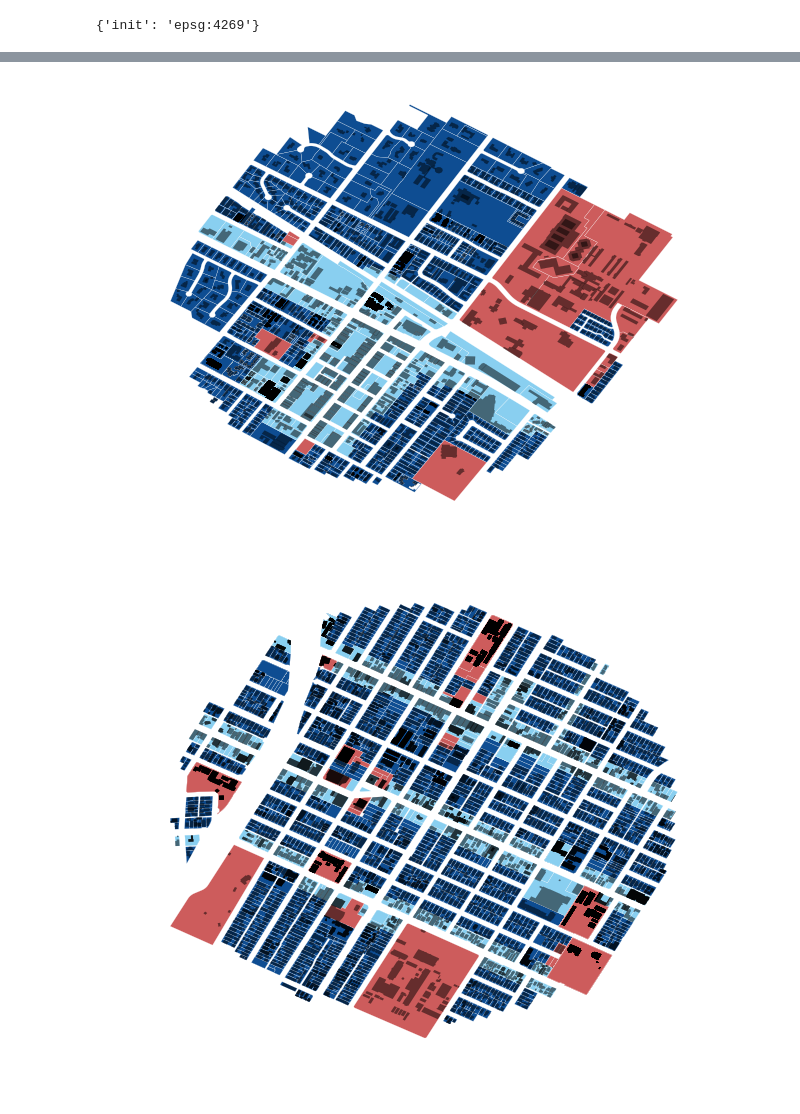
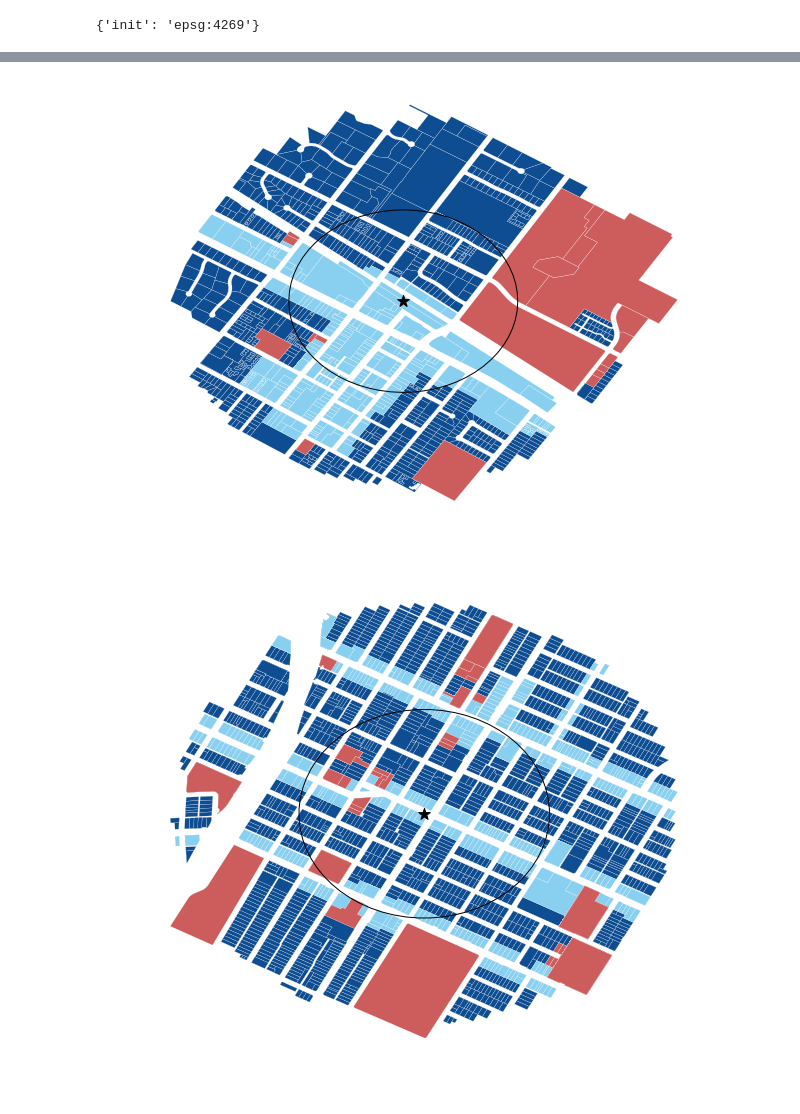
Before and after one commit to jarednolan/Upzoning, a Jupyter notebook: Parcel Size Graphics.ipynb, the cells around one changed output, grey strips where cells are left out. Drawn from its saved outputs; the diff is of its cells as text; code cells hidden in the pictures.

```diff
--- a/Parcel Size Graphics.ipynb
+++ b/Parcel Size Graphics.ipynb
@@ -67,0 +76,12 @@ Silver Lake
+# %%
+fruit_station = geopandas.GeoSeries([Point([(-122.224175, 37.774836)])])
+mp_station = geopandas.GeoSeries([Point([(-122.182405, 37.454745)])])
+soto_station = geopandas.GeoSeries([Point([(-118.210061, 34.0437469999999)])])
+sl_station = geopandas.GeoSeries([Point([(-118.25518, 34.093765)])])
+
+fruit_station = geopandas.GeoDataFrame({'geometry': fruit_station, 'fruit_station':['fruitvale']})
+mp_station = geopandas.GeoDataFrame({'geometry': mp_station, 'mp_station':['menlo']})
+soto_station = geopandas.GeoDataFrame({'geometry': soto_station, 'soto_station':['soto']})
+sl_station = geopandas.GeoDataFrame({'geometry': sl_station, 'sl_station':['silver lake']})
+
+sl_station
@@ -67,0 +91,9 @@ Silver Lake
+# %%
+print(fruit_station.crs)
+
+fruit_station.crs = {'init': 'epsg:4269'}
+mp_station.crs = {'init': 'epsg:4269'}
+soto_station.crs = {'init': 'epsg:4269'}
+sl_station.crs = {'init': 'epsg:4269'}
+
+print(fruit_station.crs)
@@ -67,0 +103,5 @@ Silver Lake
+# %%
+station_quarter = geopandas.read_file('case_studies/buffers/station_quarter.shp')
+station_half = geopandas.read_file('case_studies/buffers/station_half.shp')
+
+station_quarter
@@ -280,32 +335,36 @@ f, ax = plt.subplots(1, figsize=(10, 10))
 ax = mp_pz[mp_pz['land_use'] == 'Residential'].plot(ax = ax, color='#0E4D92', edgecolor='white', linewidth=.2)
 ax = mp_pz[mp_pz['land_use'] == 'Comercial/Mixed Use'].plot(ax = ax, color='#89CFF0', edgecolor='white', linewidth=.2)
 ax = mp_pz[mp_pz['land_use'] == 'Other'].plot(ax = ax, color='#CD5C5C', edgecolor='white', linewidth=.2)
-ax = mp_foots.plot(ax = ax, color='black', alpha=.5, edgecolor='black', linewidth=.2)
+#ax = mp_foots.plot(ax = ax, color='black', alpha=.5, edgecolor='black', linewidth=.2)
+ax = mp_station.plot(ax=ax, marker='*', color='black', markersize=150);
+ax = station_quarter[station_quarter['name'] == 'Menlo Park Caltrain'].plot(ax = ax, color='none', edgecolor='black', linewidth=1)
 
 ax.set_axis_off()
-plt.savefig('Graphics/menlopark_land_use_buildings.png')
+plt.savefig('Graphics/menlopark_land_use', dpi=300)
 plt.show()
 # %% [output]
-[figure, old version]
+[figure, new version]
 # %%
 soto_pz['land_use']='Other'
 
 soto_pz.loc[(soto_pz['zone_base'] == 'Commercial'), 'land_use'] = 'Comercial/Mixed Use'
 soto_pz.loc[((soto_pz['zone_base'] == 'One-Family Residential') |
               (soto_pz['zone_base'] == 'Multi-Family Residential') |
               (soto_pz['zone_base'] == 'Residential Estate')), 'land_use'] = 'Residential'
 
 f, ax = plt.subplots(1, figsize=(10, 10))
 ax = soto_pz[soto_pz['land_use'] == 'Residential'].plot(ax = ax, color='#0E4D92', edgecolor='white', linewidth=.2)
 ax = soto_pz[soto_pz['land_use'] == 'Comercial/Mixed Use'].plot(ax = ax, color='#89CFF0', edgecolor='white', linewidth=.2)
 ax = soto_pz[soto_pz['land_use'] == 'Other'].plot(ax = ax, color='#CD5C5C', edgecolor='white', linewidth=.2)
-ax = soto_foots.plot(ax = ax, color='black', alpha=.5, edgecolor='black', linewidth=.2)
+#ax = soto_foots.plot(ax = ax, color='black', alpha=.5, edgecolor='black', linewidth=.2)
+ax = soto_station.plot(ax=ax, marker='*', color='black', markersize=150);
+ax = station_quarter[station_quarter['name'] == 'Soto Station'].plot(ax = ax, color='none', edgecolor='black', linewidth=1)
 
 ax.set_axis_off()
-plt.savefig('Graphics/boyleheights_land_use_buildings.png')
+plt.savefig('Graphics/boyleheights_land_use.png', dpi=300)
 plt.show()
 # %% [output]
-[figure, old version]
+[figure, new version]
 # %%
 sl_pz['land_use']='Other'
 
```
Also changed, not shown: parts of 17 cells of this notebook, 8 other files.
